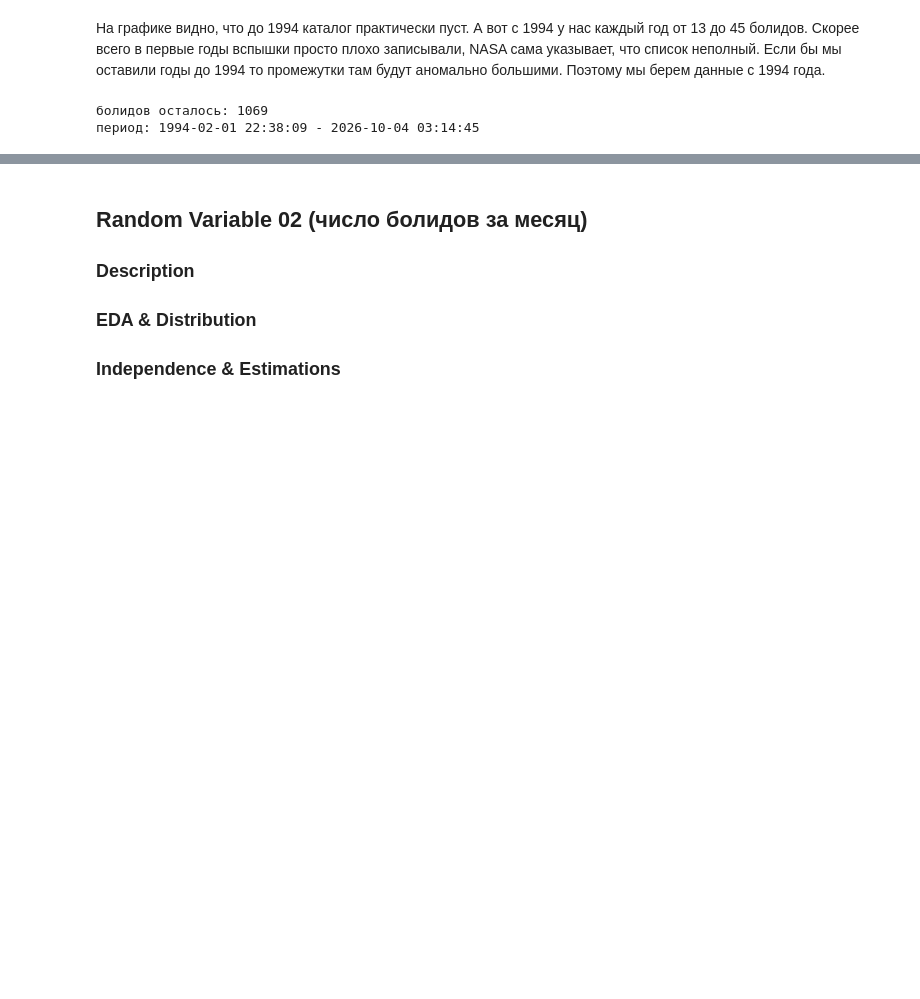
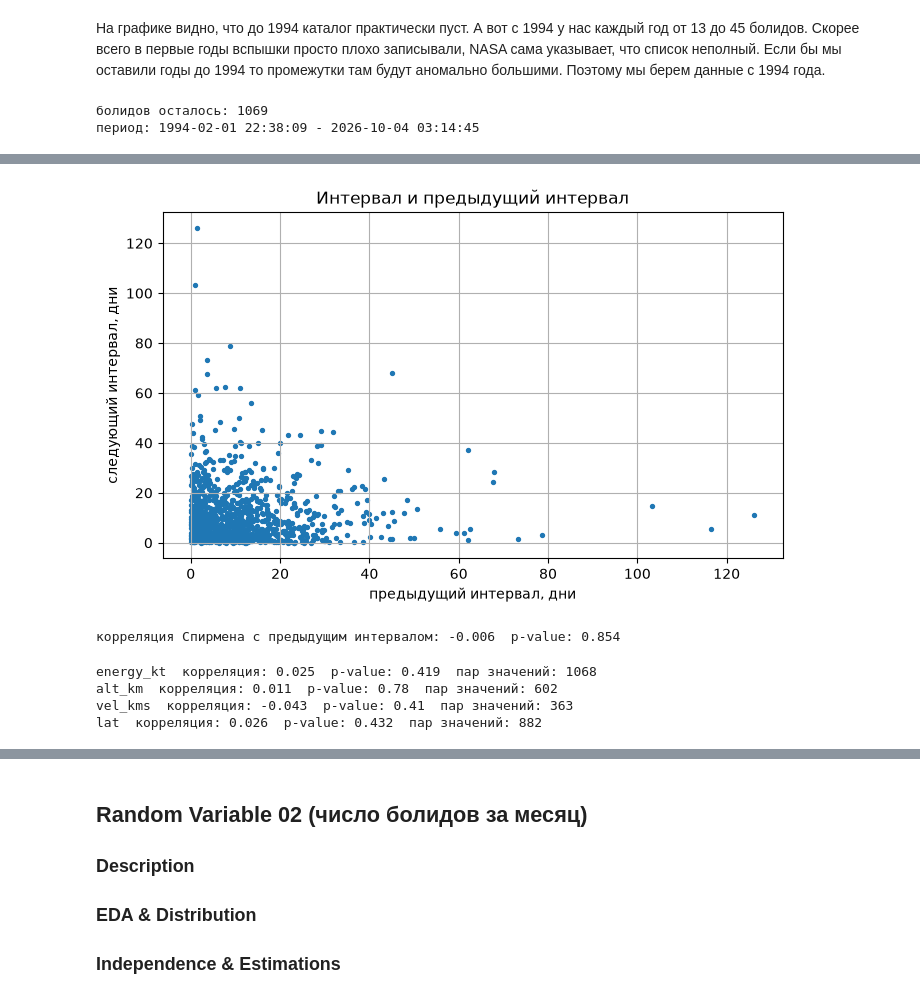
Before and after one commit to kotok9/app-stat-lab01, a Jupyter notebook: lab01_fireballs.ipynb, the cells around one changed output, grey strips where cells are left out. Cells and saved outputs as stored; diff of their text form; code cells hidden in the pictures; blank space fills up the shorter version.

```diff
--- a/lab01_fireballs.ipynb
+++ b/lab01_fireballs.ipynb
@@ -174,0 +215,28 @@ print("период:", df["date"].min(), "-", df["date"].max())
+# %%
+# 2. можно ли угадать интервал по предыдущему
+prev_gap = gaps[:-1].values
+next_gap = gaps[1:].values
+
+plt.scatter(prev_gap, next_gap, s=8, color=C_DATA)
+plt.title("Интервал и предыдущий интервал")
+plt.xlabel("предыдущий интервал, дни")
+plt.ylabel("следующий интервал, дни")
+plt.show()
+
+r, p = stats.spearmanr(prev_gap, next_gap)
+print("корреляция Спирмена с предыдущим интервалом:", round(r, 3), " p-value:", round(p, 3))
+# %% [output]
+[figure, added]
+корреляция Спирмена с предыдущим интервалом: -0.006  p-value: 0.854
+# %%
+# 3. можно ли вычислить интервал по другим столбцам
+# считаем корреляцию Спирмена интервала с каждым столбцом
+for col in ["energy_kt", "alt_km", "vel_kms", "lat"]:
+    pair = df[["gap_days", col]].dropna()
+    r, p = stats.spearmanr(pair["gap_days"], pair[col])
+    print(col, " корреляция:", round(r, 3), " p-value:", round(p, 3), " пар значений:", len(pair))
+# %% [output]
+energy_kt  корреляция: 0.025  p-value: 0.419  пар значений: 1068
+alt_km  корреляция: 0.011  p-value: 0.78  пар значений: 602
+vel_kms  корреляция: -0.043  p-value: 0.41  пар значений: 363
+lat  корреляция: 0.026  p-value: 0.432  пар значений: 882
```
Also changed, not shown: parts of 9 cells of this notebook.
